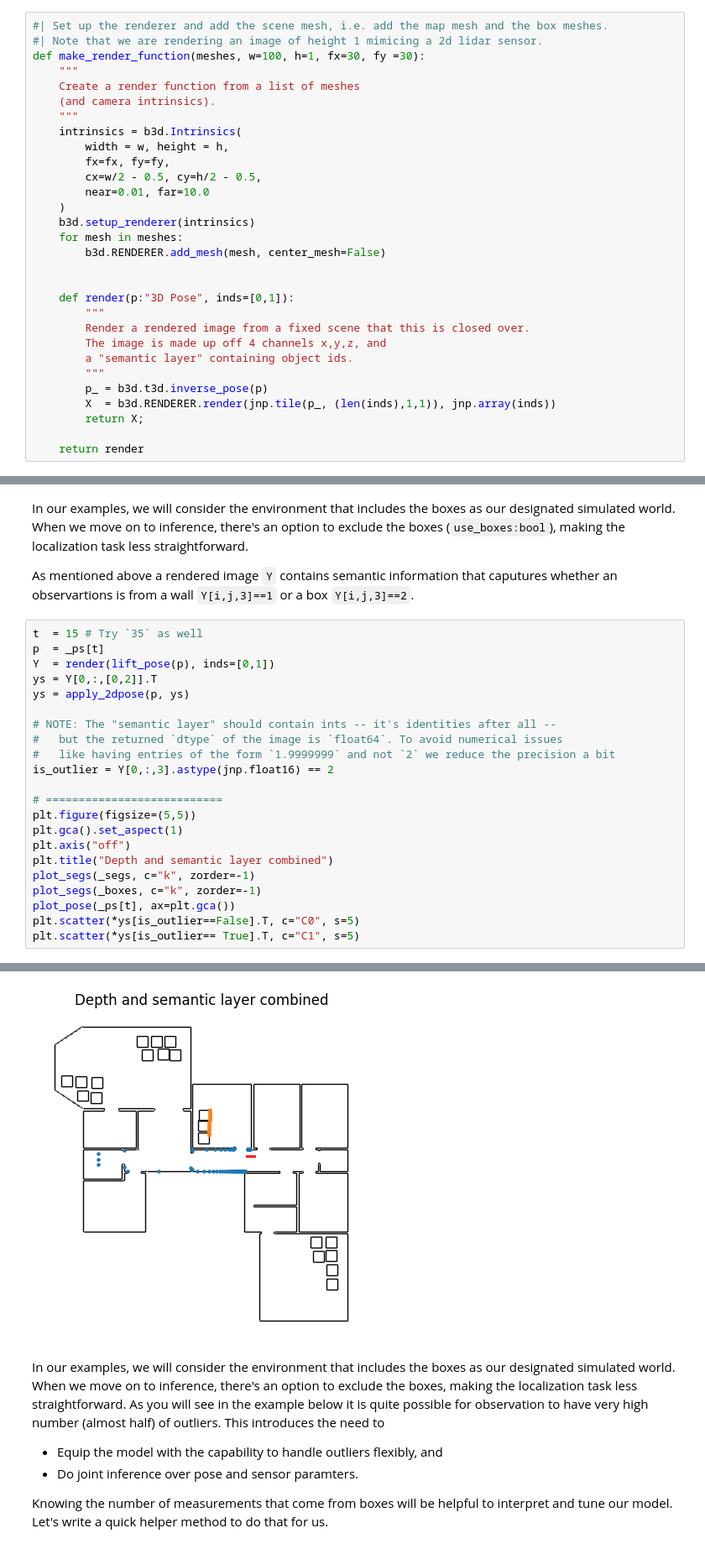
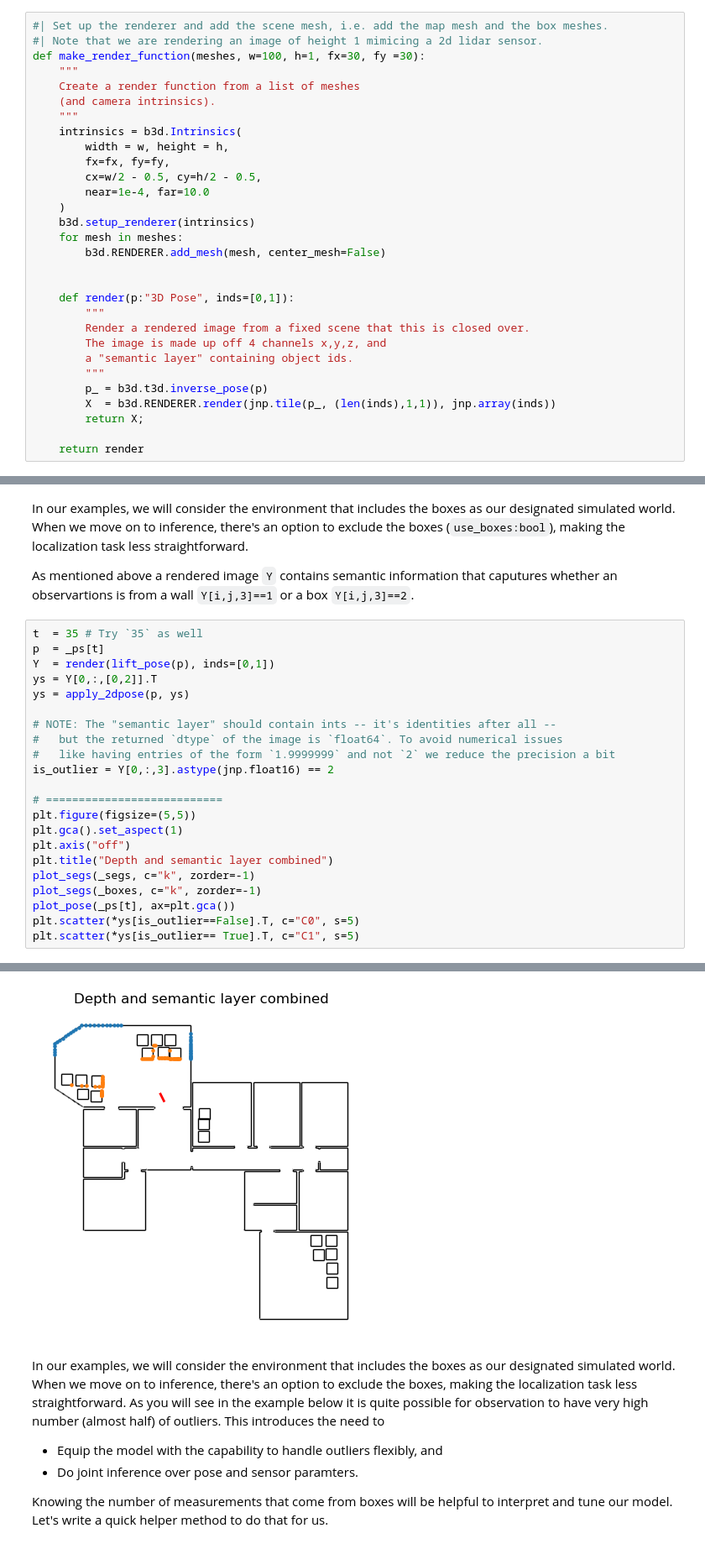
Before and after one commit to probcomp/chi-sight-mkl, a Jupyter notebook: notebooks/22 - Hierarchical Sensor Model - Teaching.ipynb, the cells around one changed output, grey strips where cells are left out. Shown: that part at 84% size. Saved outputs shown, nothing was run; the diff lists cells and outputs as text.

```diff
--- a/notebooks/22 - Hierarchical Sensor Model - Teaching.ipynb
+++ b/notebooks/22 - Hierarchical Sensor Model - Teaching.ipynb
@@ -146,7 +147,7 @@ def make_render_function(meshes, w=100, h=1, fx=30, fy =30):
         width = w, height = h,
         fx=fx, fy=fy,
         cx=w/2 - 0.5, cy=h/2 - 0.5,
-        near=0.01, far=10.0
+        near=1e-4, far=10.0
     )
     b3d.setup_renderer(intrinsics)
     for mesh in meshes:
@@ -197,7 +201,7 @@ In our examples, we will consider the environment that includes the boxes as our
 
 As mentioned above a rendered image `Y` contains semantic information that caputures whether an observartions is from a wall `Y[i,j,3]==1` or a box `Y[i,j,3]==2`.
 # %%
-t  = 15 # Try `35` as well
+t  = 35 # Try `35` as well
 p  = _ps[t]
 Y  = render(lift_pose(p), inds=[0,1])
 ys = Y[0,:,[0,2]].T
@@ -222,4 +229,4 @@ plt.scatter(*ys[is_outlier== True].T, c="C1", s=5)
-[figure, old version]
+[figure, new version]
 # %% [markdown]
 In our examples, we will consider the environment that includes the boxes as our designated simulated world. When we move on to inference, there's an option to exclude the boxes, making the localization task less straightforward. As you will see in the example below it is quite possible for observation to have very high number (almost half) of outliers. This introduces the need to
 - Equip the model with the capability to handle outliers flexibly, and
```
Also changed, not shown: parts of 20 cells of this notebook, 9 other files.
